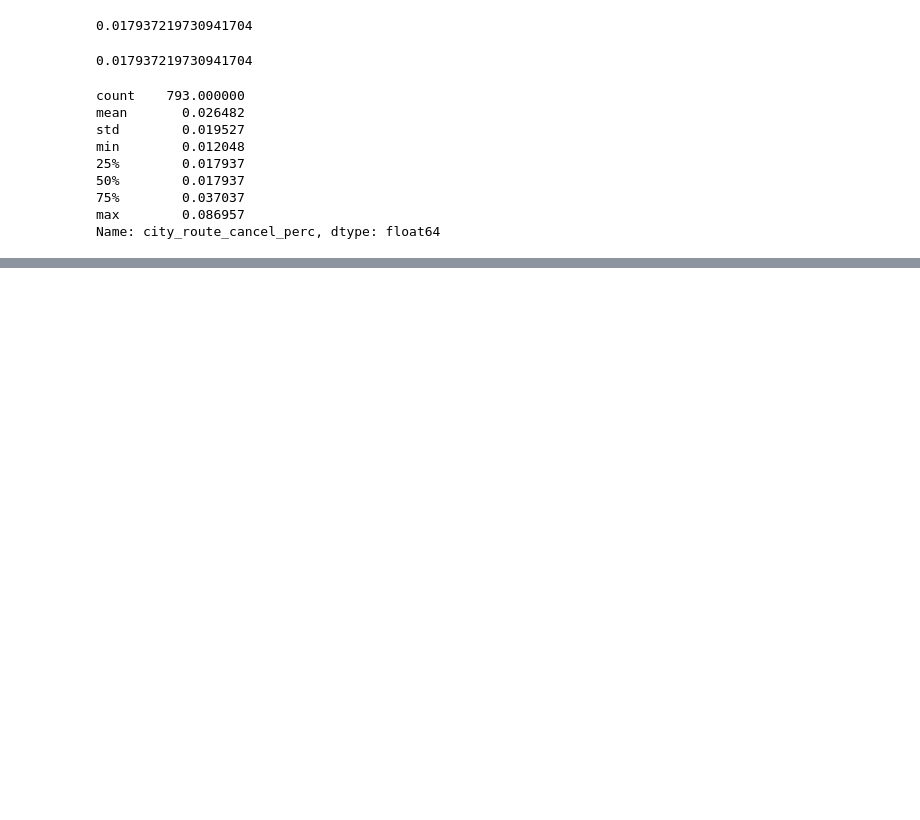
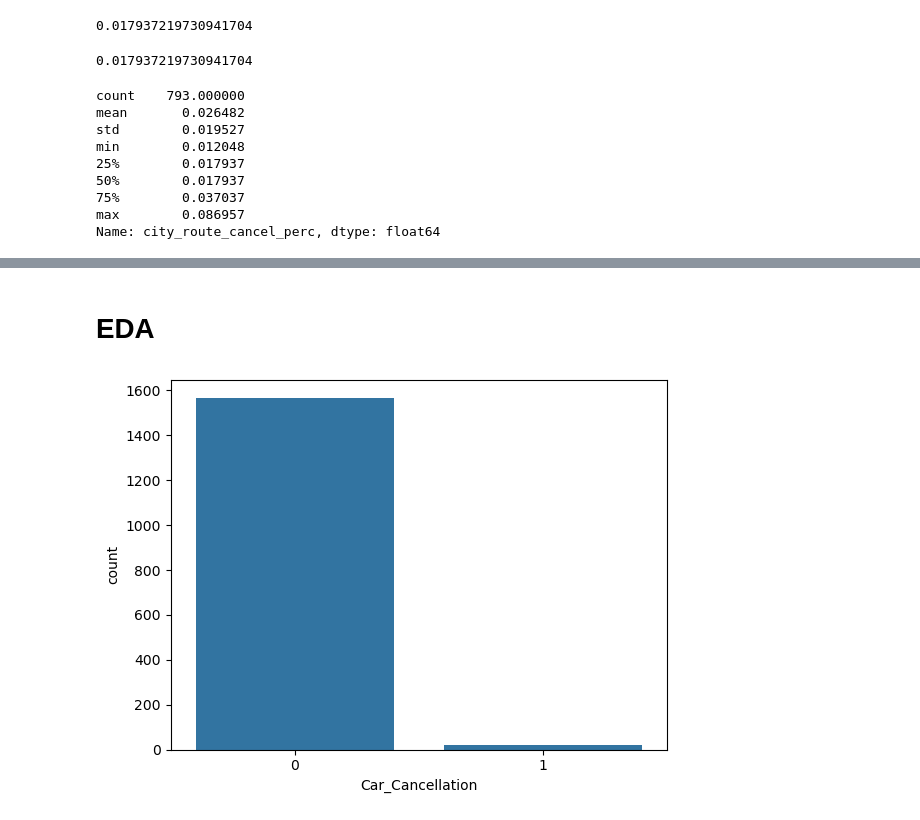
Before and after one commit to sudhirjangra/your_cab_data_analysis, a Jupyter notebook: your_cabs_data_analysis.ipynb, the cells around one changed output, grey strips where cells are left out. Drawn from its saved outputs; the diff is of its cells as text; code cells hidden in the pictures; blank space fills up the shorter version.

```diff
--- a/your_cabs_data_analysis.ipynb
+++ b/your_cabs_data_analysis.ipynb
@@ -503,0 +606,2 @@ tt1.sample(5)
+# %%
+tt1['time_diff'] =  pd.cut(tt1.time_diff, bins=[-8,2,18,48,1500], labels=['Urgent', 'SameDay', 'Regular', 'Advance'])
@@ -503,0 +618,9 @@ tt1.sample(5)
+# %% [markdown]
+# EDA
+# %%
+sns.countplot(x='Car_Cancellation', data=tt1)
+plt.show()
+# Analysis: almost 1% of Long distance travel is cancelled, May not be a huge differenced to buisness
+# and not useful for machine learning
+# %% [output]
+[figure, added]
```
Also changed, not shown: parts of 56 cells of this notebook, 1 other file.
